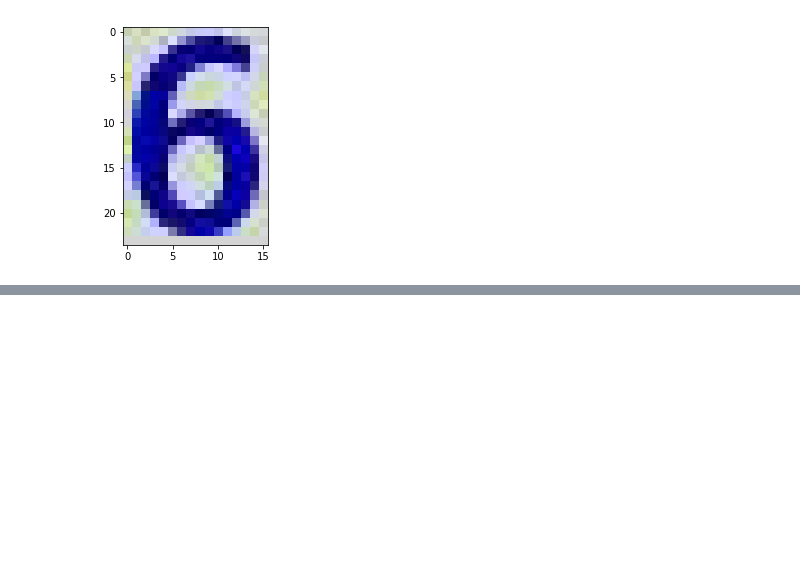
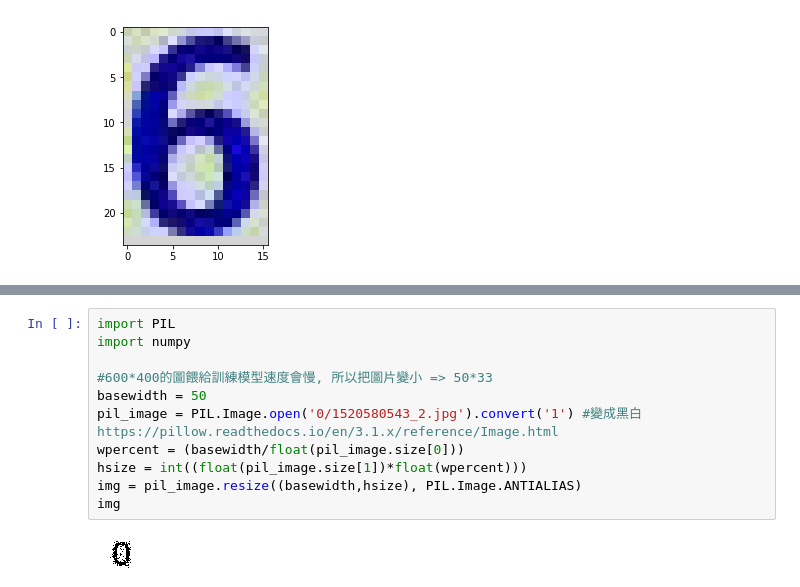
Before and after one commit to weishiny/PythonProgram, a Jupyter notebook: MachineLearningCAPTCHA.ipynb, the cells around one changed output, grey strips where cells are left out. Drawn from its saved outputs; the diff is of its cells as text; blank space fills up the shorter version.

```diff
--- a/MachineLearningCAPTCHA.ipynb
+++ b/MachineLearningCAPTCHA.ipynb
@@ -138,0 +146,13 @@ for id, (x,y,w,h) in enumerate(ary):
+# %%
+import PIL
+import numpy
+
+#600*400的圖餵給訓練模型速度會慢, 所以把圖片變小 => 50*33
+basewidth = 50
+pil_image = PIL.Image.open('0/1520580543_2.jpg').convert('1') #變成黑白 https://pillow.readthedocs.io/en/3.1.x/reference/Image.html
+wpercent = (basewidth/float(pil_image.size[0]))
+hsize = int((float(pil_image.size[1])*float(wpercent)))
+img = pil_image.resize((basewidth,hsize), PIL.Image.ANTIALIAS)
+img
+# %% [output]
+[figure, added]
```
Also changed, not shown: parts of 19 cells of this notebook, 6 other files.
